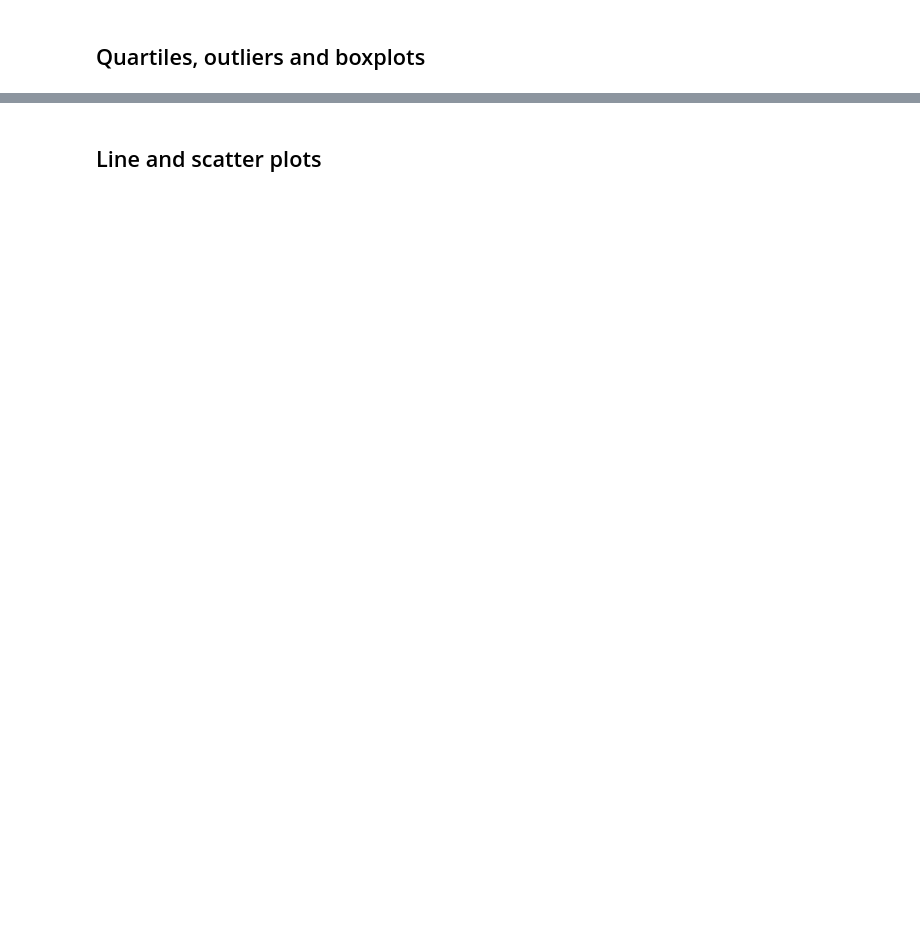
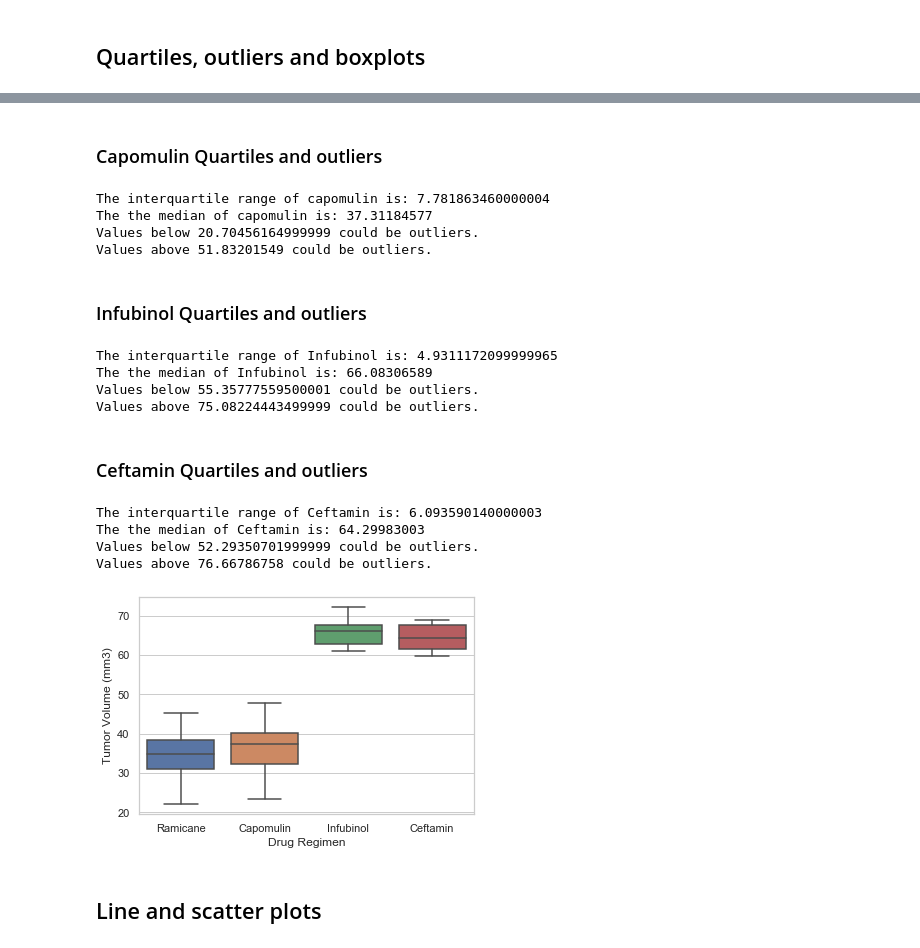
Before and after one commit to prerak-patel/matplotlib-challange, a Jupyter notebook: pymaceuticals_starter.ipynb, the cells around one changed output, grey strips where cells are left out. Drawn from its saved outputs; the diff is of its cells as text; code cells hidden in the pictures; blank space fills up the shorter version.

Commit message:
Quartiles, outliers and boxplots

```diff
--- a/pymaceuticals_starter.ipynb
+++ b/pymaceuticals_starter.ipynb
@@ -63,3 +102,7 @@ groupby_regimen
 ## Quartiles, outliers and boxplots
 # %%
 # Calculate the final tumor volume of each mouse across four of the most promising treatment regimens. Calculate the IQR and quantitatively determine if there are any potential outliers.
+
+promising_regimens_df = combined_df.loc[combined_df['Drug Regimen'].isin(['Capomulin','Ramicane','Infubinol','Ceftamin'])]
+promising_regimens_df = promising_regimens_df.loc[promising_regimens_df['Timepoint'] == 45]
+promising_regimens_df.head(10)
@@ -66,5 +149,79 @@ groupby_regimen
+# %% [markdown]
+### Capomulin Quartiles and outliers
+# %%
+
+capomulin_regimens_df = promising_regimens_df.loc[promising_regimens_df['Drug Regimen'].isin(['Capomulin'])]
+capomulin = capomulin_regimens_df['Tumor Volume (mm3)']
+quartiles = capomulin.quantile([.25,.5,.75])
+
+lowerq = quartiles[0.25]
+upperq = quartiles[0.75]
+iqr = upperq-lowerq
+
+print(f"The interquartile range of capomulin is: {iqr}")
+print(f"The the median of capomulin is: {quartiles[0.5]} ")
+
+lower_bound = lowerq - (1.5*iqr)
+upper_bound = upperq + (1.5*iqr)
+print(f"Values below {lower_bound} could be outliers.")
+print(f"Values above {upper_bound} could be outliers.")
+# %% [output]
+The interquartile range of capomulin is: 7.781863460000004
+The the median of capomulin is: 37.31184577
+Values below 20.70456164999999 could be outliers.
+Values above 51.83201549 could be outliers.
+# %% [markdown]
+### Infubinol Quartiles and outliers
+# %%
+infubinol_regimens_df = promising_regimens_df.loc[promising_regimens_df['Drug Regimen'].isin(['Infubinol'])]
+infubinol = infubinol_regimens_df['Tumor Volume (mm3)']
+quartiles = infubinol.quantile([.25,.5,.75])
+
+lowerq = quartiles[0.25]
+upperq = quartiles[0.75]
+iqr = upperq-lowerq
+
+print(f"The interquartile range of Infubinol is: {iqr}")
+print(f"The the median of Infubinol is: {quartiles[0.5]} ")
+
+lower_bound = lowerq - (1.5*iqr)
+upper_bound = upperq + (1.5*iqr)
+print(f"Values below {lower_bound} could be outliers.")
+print(f"Values above {upper_bound} could be outliers.")
+# %% [output]
+The interquartile range of Infubinol is: 4.9311172099999965
+The the median of Infubinol is: 66.08306589
+Values below 55.35777559500001 could be outliers.
+Values above 75.08224443499999 could be outliers.
+# %% [markdown]
+### Ceftamin Quartiles and outliers
+# %%
+ceftaminl_regimens_df = promising_regimens_df.loc[promising_regimens_df['Drug Regimen'].isin(['Ceftamin'])]
+ceftaminl = ceftaminl_regimens_df['Tumor Volume (mm3)']
+quartiles = ceftaminl.quantile([.25,.5,.75])
+
+lowerq = quartiles[0.25]
+upperq = quartiles[0.75]
+iqr = upperq-lowerq
+
+print(f"The interquartile range of Ceftamin is: {iqr}")
+print(f"The the median of Ceftamin is: {quartiles[0.5]} ")
+
+lower_bound = lowerq - (1.5*iqr)
+upper_bound = upperq + (1.5*iqr)
+print(f"Values below {lower_bound} could be outliers.")
+print(f"Values above {upper_bound} could be outliers.")
+# %% [output]
+The interquartile range of Ceftamin is: 6.093590140000003
+The the median of Ceftamin is: 64.29983003
+Values below 52.29350701999999 could be outliers.
+Values above 76.66786758 could be outliers.
 # %%
 # Generate a box plot of the final tumor volume of each mouse across four regimens of interest
+sns.set(style="whitegrid")
+ax = sns.boxplot(x="Drug Regimen", y="Tumor Volume (mm3)", data=promising_regimens_df)
+# %% [output]
+[figure, added]
 # %% [markdown]
 ## Line and scatter plots
 # %%
```
Also changed, not shown: parts of 9 cells of this notebook.
